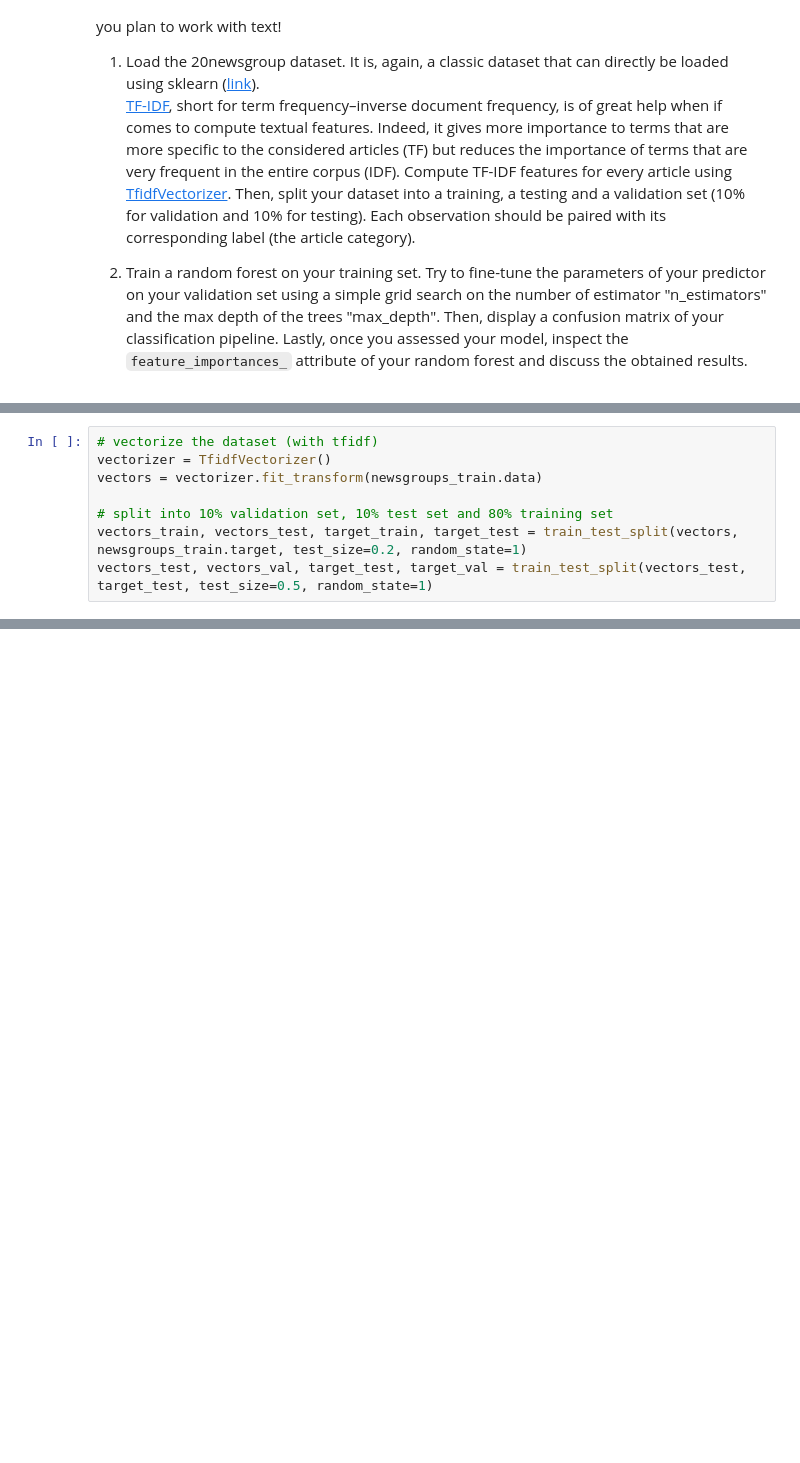
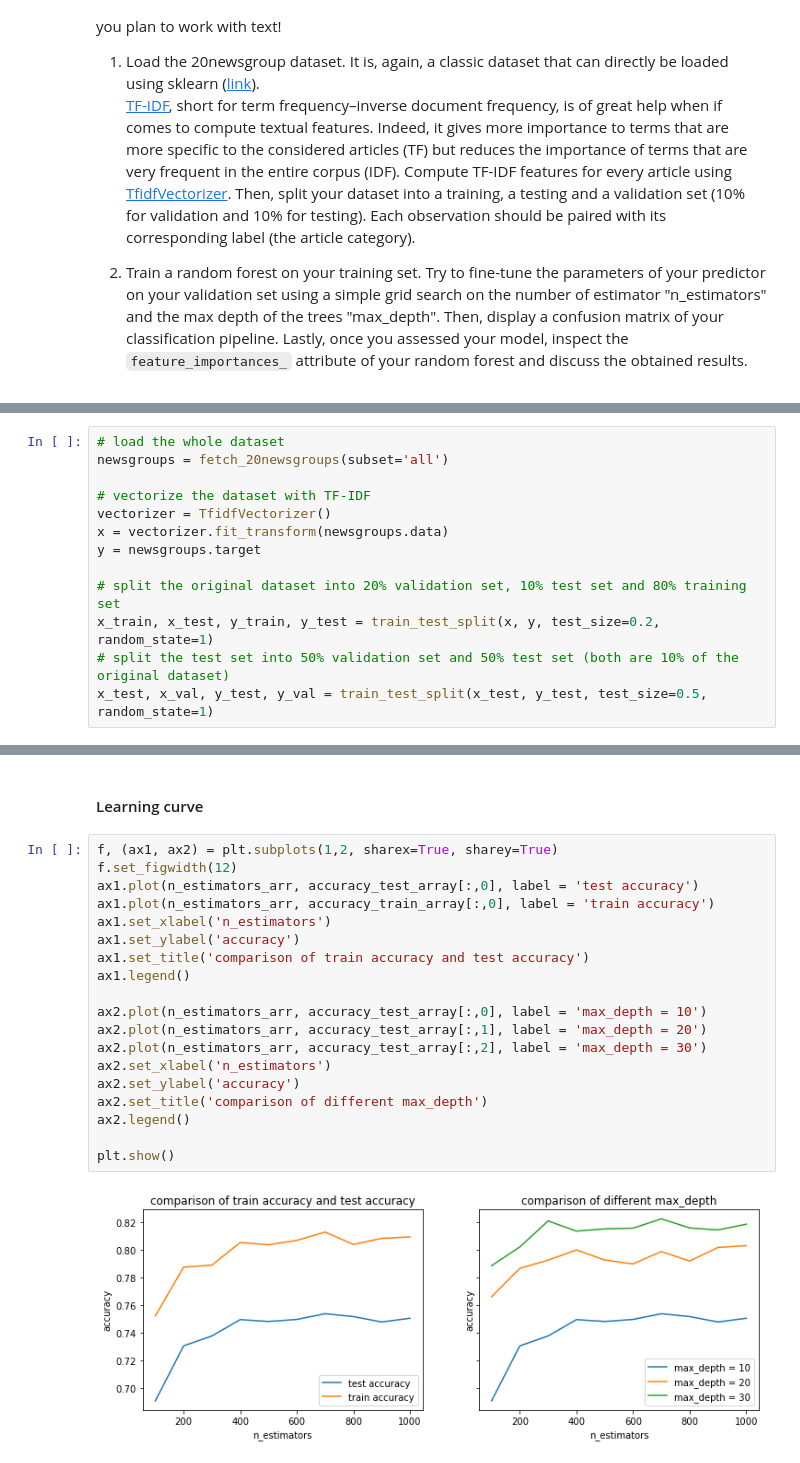
Before and after one commit to sanadhis/ADA-2017, a Jupyter notebook: 04 - Applied ML/Homework04_2.ipynb, the cells around one changed output, grey strips where cells are left out. Cells and saved outputs as stored; diff of their text form; blank space fills up the shorter version.

```diff
--- a/04 - Applied ML/Homework04_2.ipynb
+++ b/04 - Applied ML/Homework04_2.ipynb
@@ -33,8 +38,13 @@ Preprocess the data with the two following steps:
 # %%
-# vectorize the dataset (with tfidf)
+# load the whole dataset
+newsgroups = fetch_20newsgroups(subset='all')
+
+# vectorize the dataset with TF-IDF
 vectorizer = TfidfVectorizer()
-vectors = vectorizer.fit_transform(newsgroups_train.data)
+x = vectorizer.fit_transform(newsgroups.data)
+y = newsgroups.target
 
-# split into 10% validation set, 10% test set and 80% training set
-vectors_train, vectors_test, target_train, target_test = train_test_split(vectors, newsgroups_train.target, test_size=0.2, random_state=1)
-vectors_test, vectors_val, target_test, target_val = train_test_split(vectors_test, target_test, test_size=0.5, random_state=1)
+# split the original dataset into 20% validation set, 10% test set and 80% training set
+x_train, x_test, y_train, y_test = train_test_split(x, y, test_size=0.2, random_state=1)
+# split the test set into 50% validation set and 50% test set (both are 10% of the original dataset)
+x_test, x_val, y_test, y_val = train_test_split(x_test, y_test, test_size=0.5, random_state=1)
@@ -47,0 +121,23 @@ vectors_test, vectors_val, target_test, target_val = train_test_split(vectors_te
+# %% [markdown]
+#### Learning curve
+# %%
+f, (ax1, ax2) = plt.subplots(1,2, sharex=True, sharey=True)
+f.set_figwidth(12)
+ax1.plot(n_estimators_arr, accuracy_test_array[:,0], label = 'test accuracy')
+ax1.plot(n_estimators_arr, accuracy_train_array[:,0], label = 'train accuracy')
+ax1.set_xlabel('n_estimators')
+ax1.set_ylabel('accuracy')
+ax1.set_title('comparison of train accuracy and test accuracy')
+ax1.legend()
+
+ax2.plot(n_estimators_arr, accuracy_test_array[:,0], label = 'max_depth = 10')
+ax2.plot(n_estimators_arr, accuracy_test_array[:,1], label = 'max_depth = 20')
+ax2.plot(n_estimators_arr, accuracy_test_array[:,2], label = 'max_depth = 30')
+ax2.set_xlabel('n_estimators')
+ax2.set_ylabel('accuracy')
+ax2.set_title('comparison of different max_depth')
+ax2.legend()
+
+plt.show()
+# %% [output]
+[figure, added]
```
Also changed, not shown: parts of 16 cells of this notebook, 3 other files.
